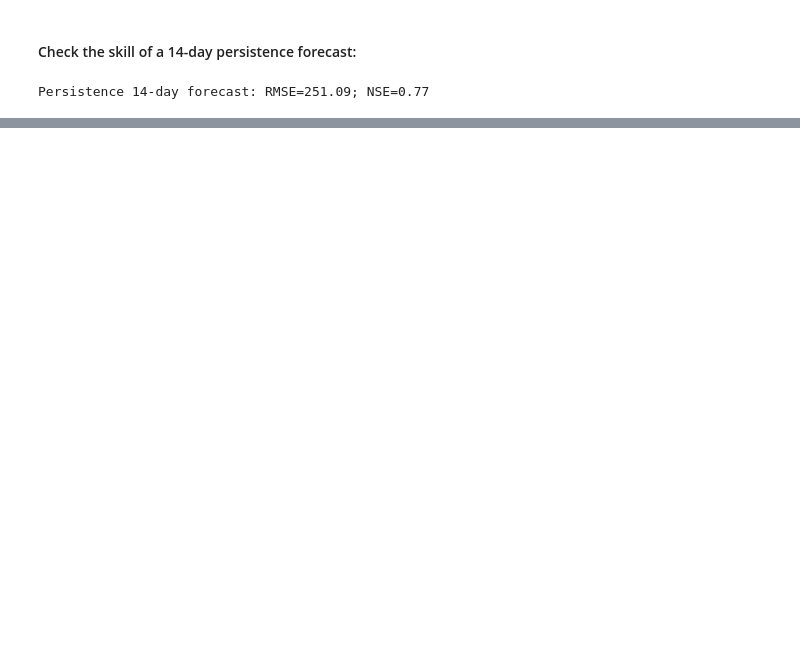
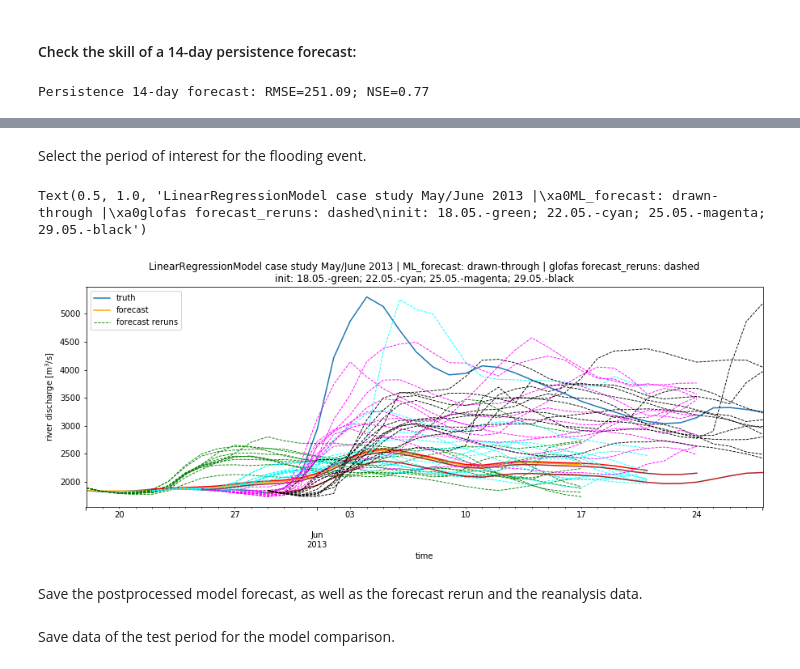
Before and after one commit to ECMWFCode4Earth/ml_flood, a Jupyter notebook: notebooks/3_model_tests/3.02_LinearRegression.ipynb, the cells around one changed output, grey strips where cells are left out. Drawn from its saved outputs; the diff is of its cells as text; code cells hidden in the pictures; blank space fills up the shorter version.

```diff
--- a/notebooks/3_model_tests/3.02_LinearRegression.ipynb
+++ b/notebooks/3_model_tests/3.02_LinearRegression.ipynb
@@ -286,0 +309,22 @@ Concluding, even though the Linear Regression Model is very simple, it captures
+# %%
+X_train_2013 = X.to_array(dim='features').drop(dim='features', labels='lsp-56-180').T.copy()
+y_train_2013 = y.copy()
+
+# _base is the old sample data
+Xda_2013 = X_train_2013.chunk(dict(time=-1, features=-1)).dropna(dim='time').to_pandas()
+
+# train on change in discharge values
+yda_2013 = y_train_2013.diff(dim='time').to_pandas().loc[Xda_2013.index]
+# removing outlier and removing same parts from X
+yda_2013 = remove_outlier(yda_2013)
+Xda_2013 = Xda_2013.loc[yda_2013.index]
+# %%
+model_2013 = LinearRegression(n_jobs=-1)
+
+pipe_2013 = Pipeline([('scaler', StandardScaler()),
+                     #('pca', PCA(n_components=6)),
+                     ('model', model_2013),], verbose=True)
+
+X_2013_fit = Xda_2013.values.copy()
+y_2013_fit = yda_2013.values.copy()
+pipe_2013.fit(X_2013_fit, y_2013_fit)
@@ -286,0 +341,2 @@ Concluding, even though the Linear Regression Model is very simple, it captures
+# %% [markdown]
+Select the period of interest for the flooding event.
@@ -286,0 +429,22 @@ Concluding, even though the Linear Regression Model is very simple, it captures
+# %%
+X_multif_fin, X_multifr_fin, y_case_fin = multi_forecast_case_study(pipe_2013)
+# %%
+fig, ax = plt.subplots(figsize=(15, 5))
+color_scheme = [['orange', 'r', 'brown', 'firebrick'],
+               ['g', 'cyan', 'magenta', 'k']]
+
+y_case_fin.to_pandas().plot(ax=ax, label='truth')
+run = 0
+for i in X_multifr_fin.num_of_forecast:
+    X_multif_fin.sel(num_of_forecast=i).to_pandas().T.plot(ax=ax, label='forecast', color=color_scheme[0][run])
+    X_multifr_fin.sel(num_of_forecast=i).to_pandas().T.plot(ax=ax, label='frerun', linewidth=0.9,
+                                                            linestyle='--', color=color_scheme[1][run])
+    run += 1
+ax.set_ylabel('river discharge [m$^3$/s]')
+plt.legend(['truth', 'forecast', 'forecast reruns'])
+plt.title('LinearRegressionModel case study May/June 2013 | ML_forecast: drawn-through | glofas forecast_reruns: dashed\ninit: 18.05.-green; 22.05.-cyan; 25.05.-magenta; 29.05.-black')
+# %% [output]
+Text(0.5, 1.0, 'LinearRegressionModel case study May/June 2013 |\xa0ML_forecast: drawn-through |\xa0glofas forecast_reruns: dashed\ninit: 18.05.-green; 22.05.-cyan; 25.05.-magenta; 29.05.-black')
+[figure, added]
+# %% [markdown]
+Save the postprocessed model forecast, as well as the forecast rerun and the reanalysis data.
@@ -286,0 +455,2 @@ Concluding, even though the Linear Regression Model is very simple, it captures
+# %% [markdown]
+Save data of the test period for the model comparison.
```
Also changed, not shown: parts of 31 cells of this notebook, 3 other files.
